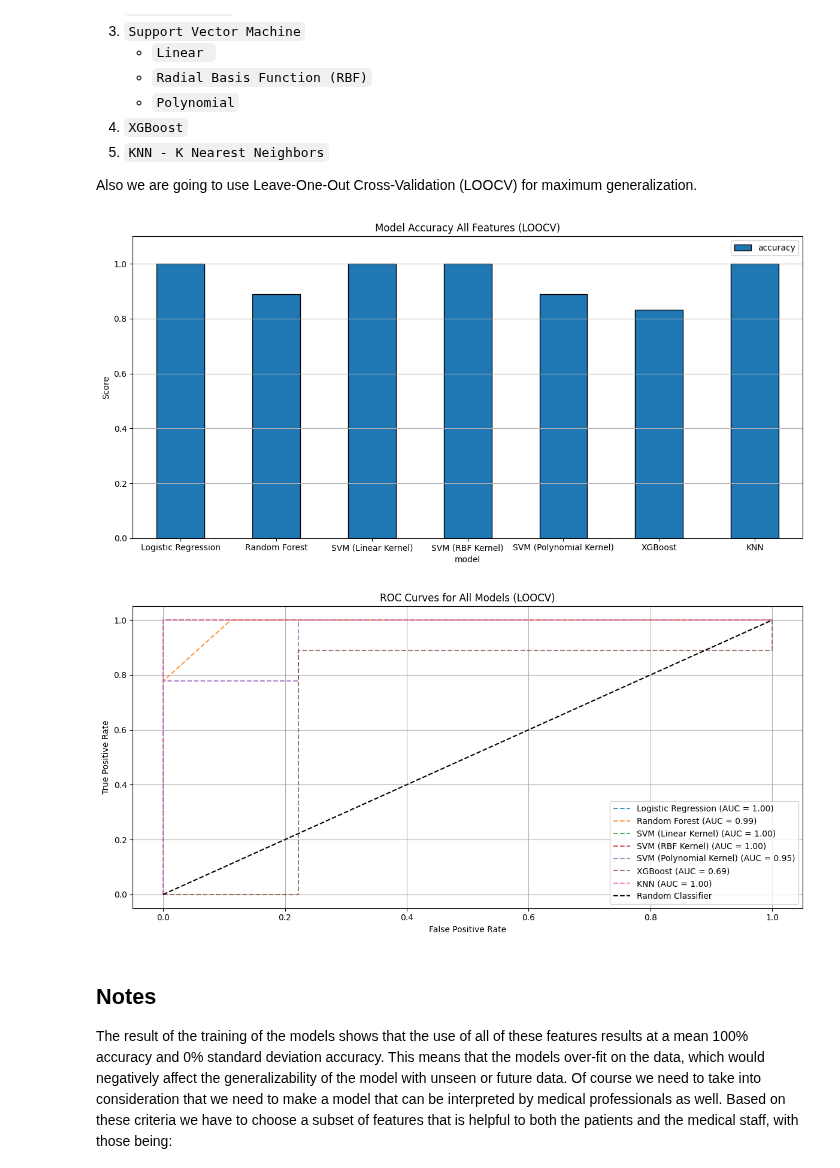
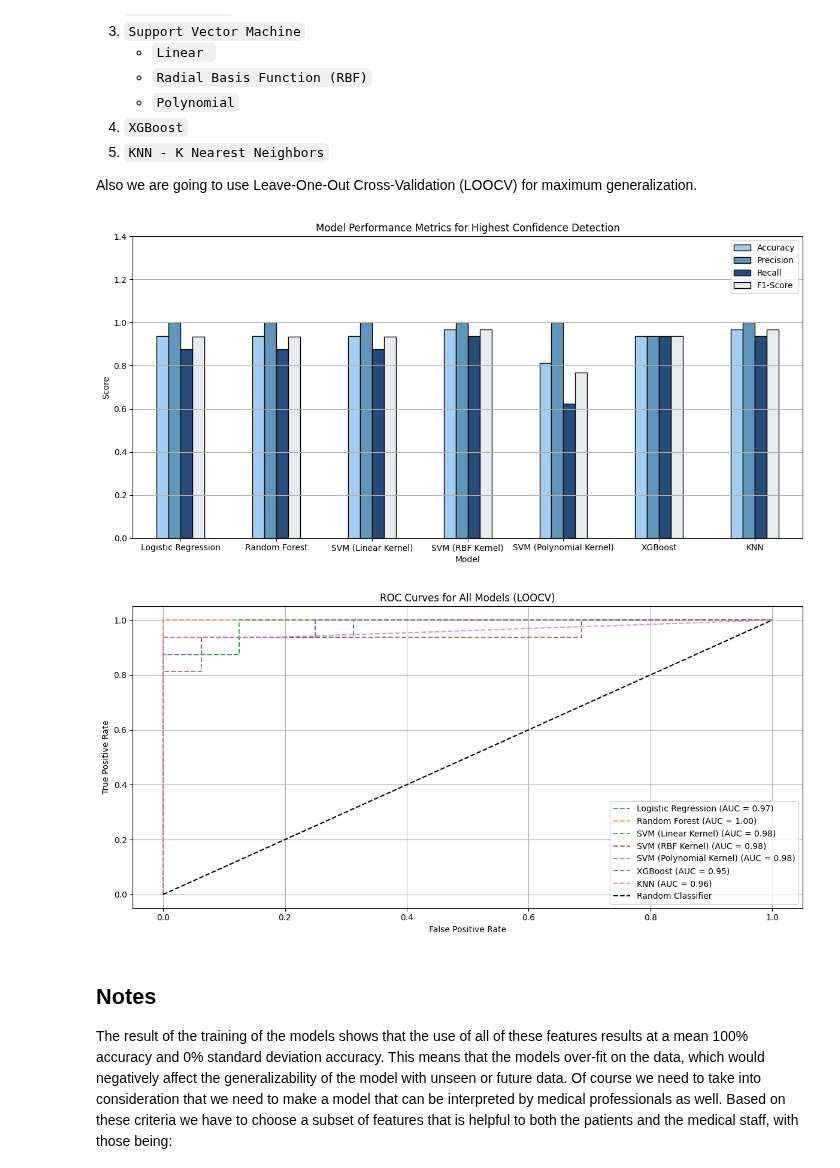
Before and after one commit to StamatisOrfanos/GaitRehab, a Jupyter notebook: gait_classification.ipynb, the cells around one changed output. Drawn from its saved outputs; the diff is of its cells as text; code cells hidden in the pictures.

Commit message:
Finish classification for a second time

```diff
--- a/gait_classification.ipynb
+++ b/gait_classification.ipynb
@@ -312,49 +312,53 @@ for model_name, model in models.items():
 
     # Calculate Accuracy, AUC, ROC and Confusion Matrix
     accuracy         = accuracy_score(y_true_all, y_pred_all)
+    precision        = precision_score(y_true_all, y_pred_all)
+    recall           = recall_score(y_true_all, y_pred_all)
+    f1               = f1_score(y_true_all, y_pred_all)
     area_under_curve = roc_auc_score(y_true_all, y_prob_all)
     confusion_m      = confusion_matrix(y_true_all, y_pred_all)
     false_positive_rate, true_positive_rate, _ = roc_curve(y_true_all, y_prob_all)
 
     # Store results
-    results.append({'model': model_name, 'accuracy': accuracy, 'auc': area_under_curve, 'confusion_matrix': confusion_m.tolist()})
+    results.append({'Model': model_name, 'Accuracy': accuracy, 'Precision': precision, 'Recall': recall, 'F1-Score':f1,
+                    'auc': area_under_curve, 'confusion_matrix': confusion_m.tolist()})
     roc_curves.append((false_positive_rate, true_positive_rate, model_name, area_under_curve))
 
 
 # Save results
 results_df = pd.DataFrame(results)
 results_df.to_csv('results/classification/all_features_metrics.csv', index=False)
 
 
 # ------------------ Bar Plot of Accuracy ------------------
-results_df.plot(x='model', y=['accuracy'], kind='bar', figsize=(12, 6), rot=0, capsize=4, edgecolor='black')
-plt.title('Model Accuracy All Features (LOOCV)')
+results_df.set_index('Model')[['Accuracy', 'Precision', 'Recall', 'F1-Score']].plot(kind='bar', figsize=(12, 6), rot=0, color=['#a3cef1', '#6096ba', '#274c77', '#e7ecef'], edgecolor='black')
+plt.title('Model Performance Metrics for Highest Confidence Detection')
 plt.ylabel('Score')
-plt.ylim(0, 1.1)
+plt.ylim(0, 1.4)
 plt.grid(True, axis='y')
 plt.tight_layout()
-plt.savefig('results/classification/all_features_accuracy.png')
+plt.savefig('results/detection/model_comparison_highest_conf.png')
 plt.show()
 
 # ------------------ Plot ROC curves ------------------
 plt.figure(figsize=(12, 6))
 
 for false_positive_rate, true_positive_rate, model_name, auc_val in roc_curves:
     plt.plot(false_positive_rate, true_positive_rate, '--', label=f'{model_name} (AUC = {auc_val:.2f})', linewidth=1.5, alpha=0.8)
 
 # Add diagonal line for random performance
 plt.plot([0, 1], [0, 1], 'k--', label='Random Classifier')
 plt.xlabel('False Positive Rate')
 plt.ylabel('True Positive Rate')
 plt.title('ROC Curves for All Models (LOOCV)')
 plt.legend(loc='lower right')
 plt.grid(True)
 plt.tight_layout()
 plt.savefig('results/classification/all_features_roc_curves.png')
 plt.show()
 # %% [output]
-[figure, old version]
+[figure, new version]
-[figure, old version]
+[figure, new version]
 # %% [markdown]
 ## Notes
 
```
Also changed, not shown: parts of 8 cells of this notebook, 17 other files.
